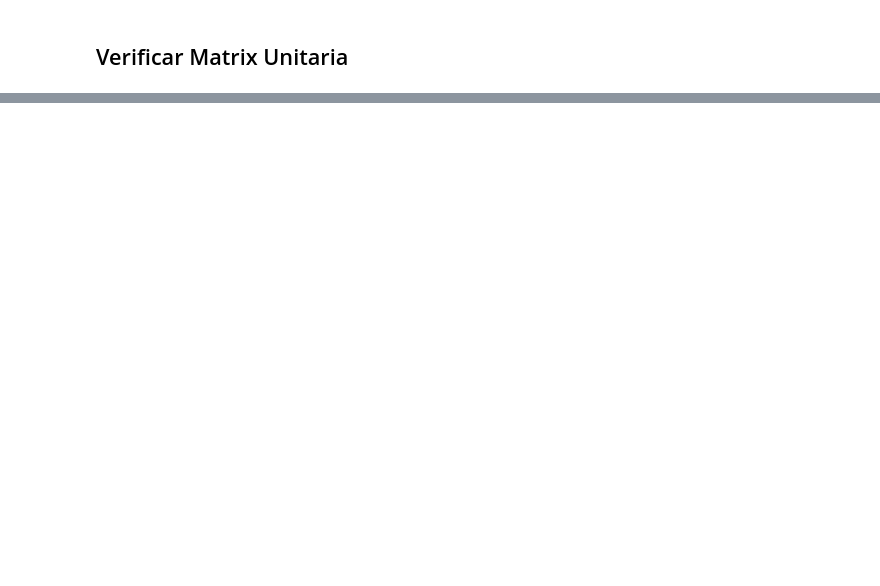
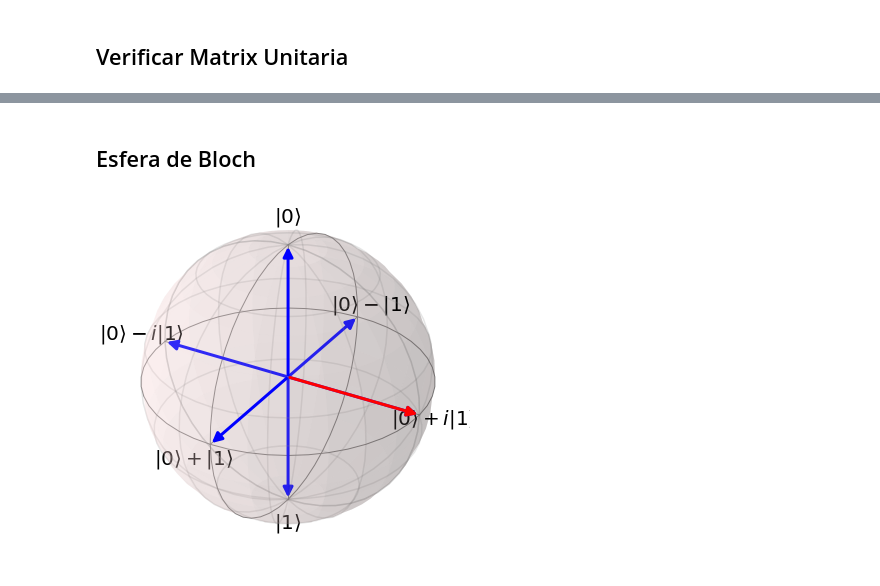
Before and after one commit to Crisel8a/QuantumComputing, a Jupyter notebook: Complejos Crisela.ipynb, the cells around one changed output, grey strips where cells are left out. Drawn from its saved outputs; the diff is of its cells as text; code cells hidden in the pictures; blank space fills up the shorter version.

```diff
--- a/Complejos Crisela.ipynb
+++ b/Complejos Crisela.ipynb
@@ -351,0 +439,34 @@ Ingrese h  0
+# %% [markdown]
+## Esfera de Bloch
+# %%
+from qiskit.visualization import plot_bloch_vector, bloch
+from matplotlib.pyplot import text
+from math import pi, cos, sin
+from qutip import *
+
+def draw_angles_on_bloch(theta, phi):
+    x = sin(theta)*cos(phi)
+    y = sin(theta)*sin(phi)
+    z = cos(theta)
+
+    # preparing the sphere
+    sphere = bloch
+    sphere.Bloch
+    b = Bloch()
+    # preparing the lables
+    b.ylpos = [1.1, -1.2]
+    b.xlabel = ['$\\left|0\\right>+\\left|1\\right>$', '$\\left|0\\right>-\\left|1\\right>$']
+    b.ylabel = ['$\\left|0\\right>+i\\left|1\\right>$', '$\\left|0\\right>-i\\left|1\\right>$']
+    # first 6 drawn vectors will be blue, the 7th - red
+    b.vector_color = ['b','b','b','b','b','b','r']
+    # drawing vectors of orthogonal states (most popular bases), note the coordinates of vectors,
+    # they correspond to the according states.
+    b.add_vectors([[0,0,1],[0,0,-1],[0,1,0],[0,-1,0],[1,0,0],[-1,0,0]])
+    # drawing our state (as 7th vector)
+    b.add_vectors([x,y,z])
+    # showing the Bloch sphere with all that we have prepared
+    b.show()
+# %%
+draw_angles_on_bloch(pi/2, pi/2)
+# %% [output]
+[figure, added]
```
Also changed, not shown: parts of 33 cells of this notebook.
